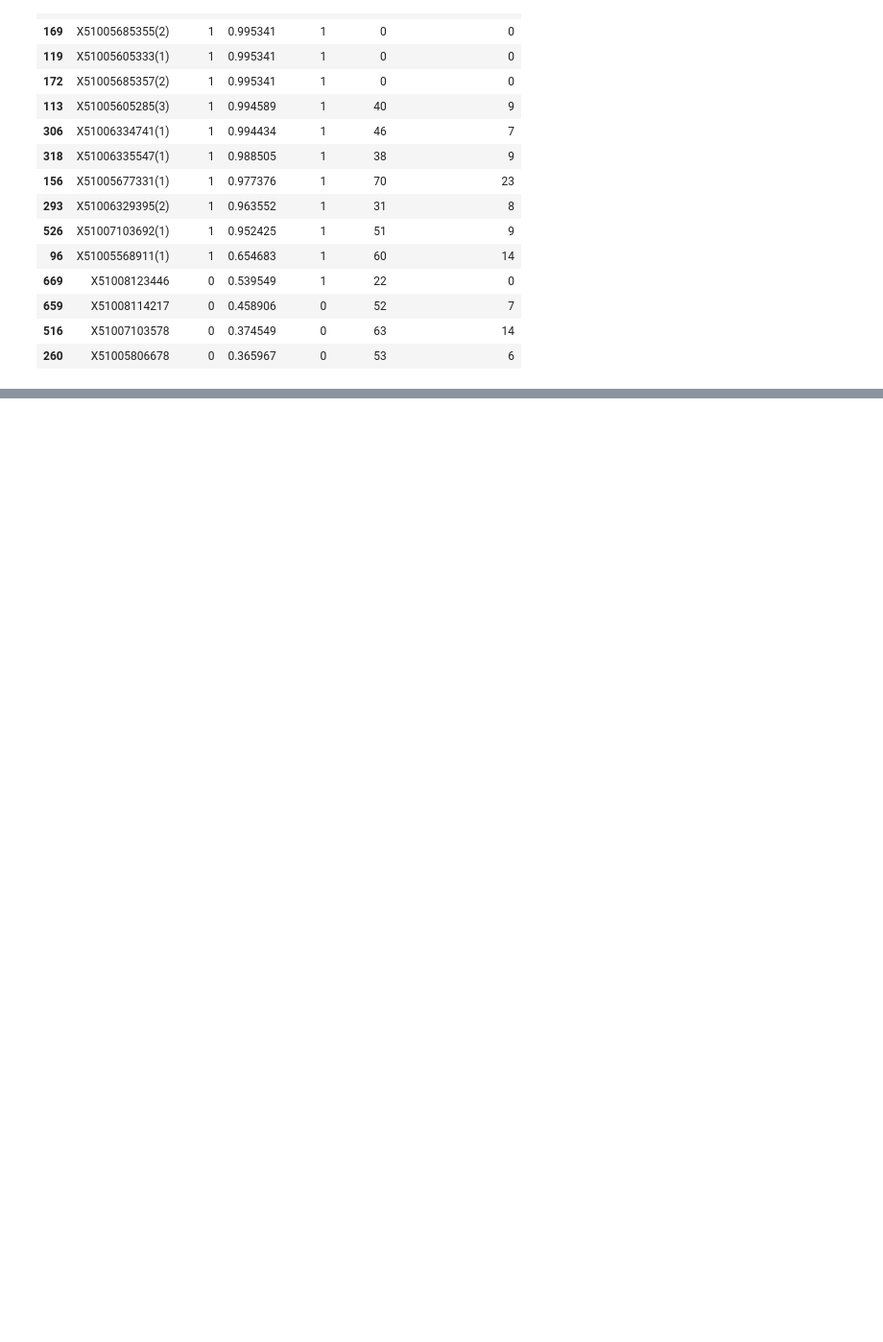
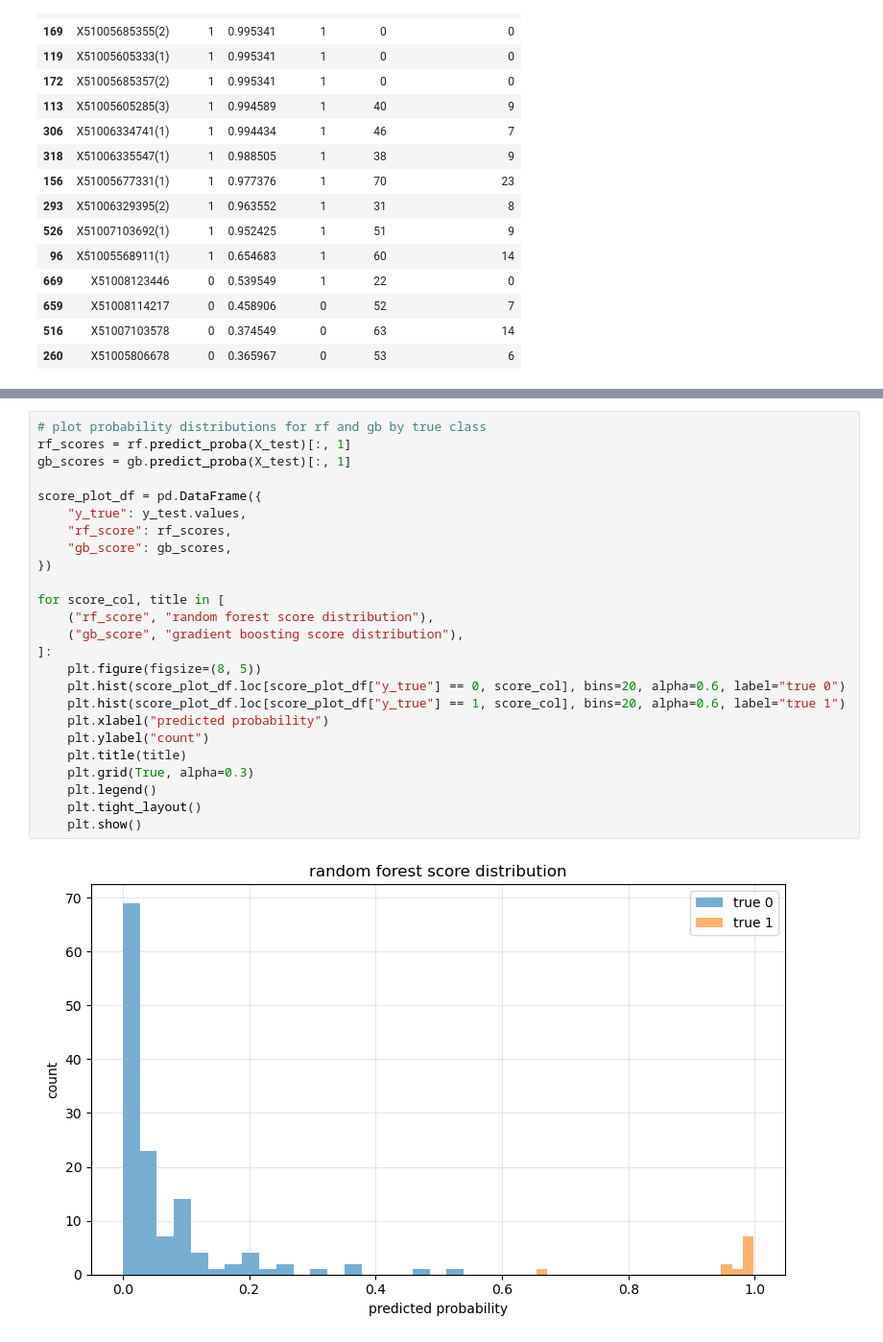
Before and after one commit to codylejang/Gated-Risk-MCP, a Jupyter notebook: notebooks/sroie_light_models.ipynb, the cells around one changed output, grey strips where cells are left out. Shown at 96% size. Cells and saved outputs as stored; diff of their text form; blank space fills up the shorter version.

```diff
--- a/notebooks/sroie_light_models.ipynb
+++ b/notebooks/sroie_light_models.ipynb
@@ -266,0 +511,27 @@ display(
+# %%
+# plot probability distributions for rf and gb by true class
+rf_scores = rf.predict_proba(X_test)[:, 1]
+gb_scores = gb.predict_proba(X_test)[:, 1]
+
+score_plot_df = pd.DataFrame({
+    "y_true": y_test.values,
+    "rf_score": rf_scores,
+    "gb_score": gb_scores,
+})
+
+for score_col, title in [
+    ("rf_score", "random forest score distribution"),
+    ("gb_score", "gradient boosting score distribution"),
+]:
+    plt.figure(figsize=(8, 5))
+    plt.hist(score_plot_df.loc[score_plot_df["y_true"] == 0, score_col], bins=20, alpha=0.6, label="true 0")
+    plt.hist(score_plot_df.loc[score_plot_df["y_true"] == 1, score_col], bins=20, alpha=0.6, label="true 1")
+    plt.xlabel("predicted probability")
+    plt.ylabel("count")
+    plt.title(title)
+    plt.grid(True, alpha=0.3)
+    plt.legend()
+    plt.tight_layout()
+    plt.show()
+# %% [output]
+[figure, added]
```
Also changed, not shown: parts of 8 cells of this notebook, 1 other file.
